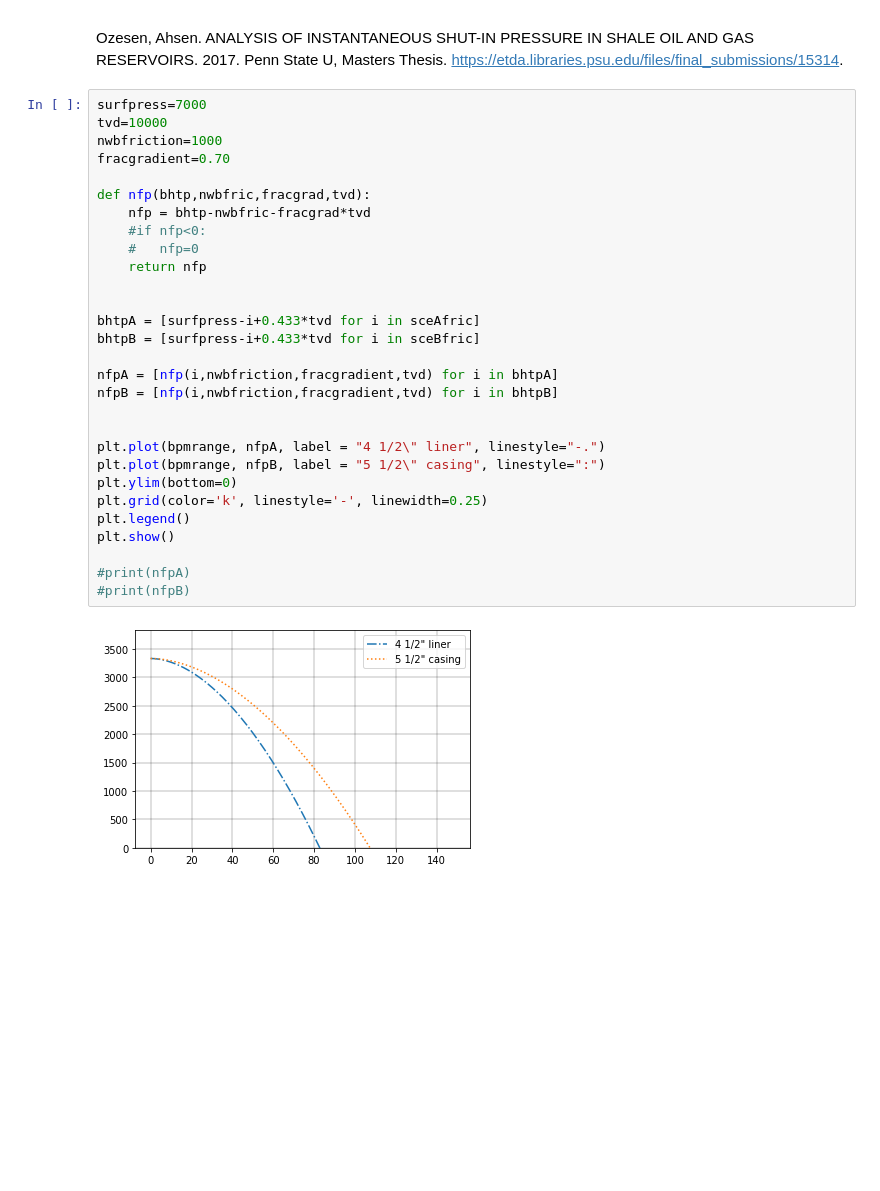
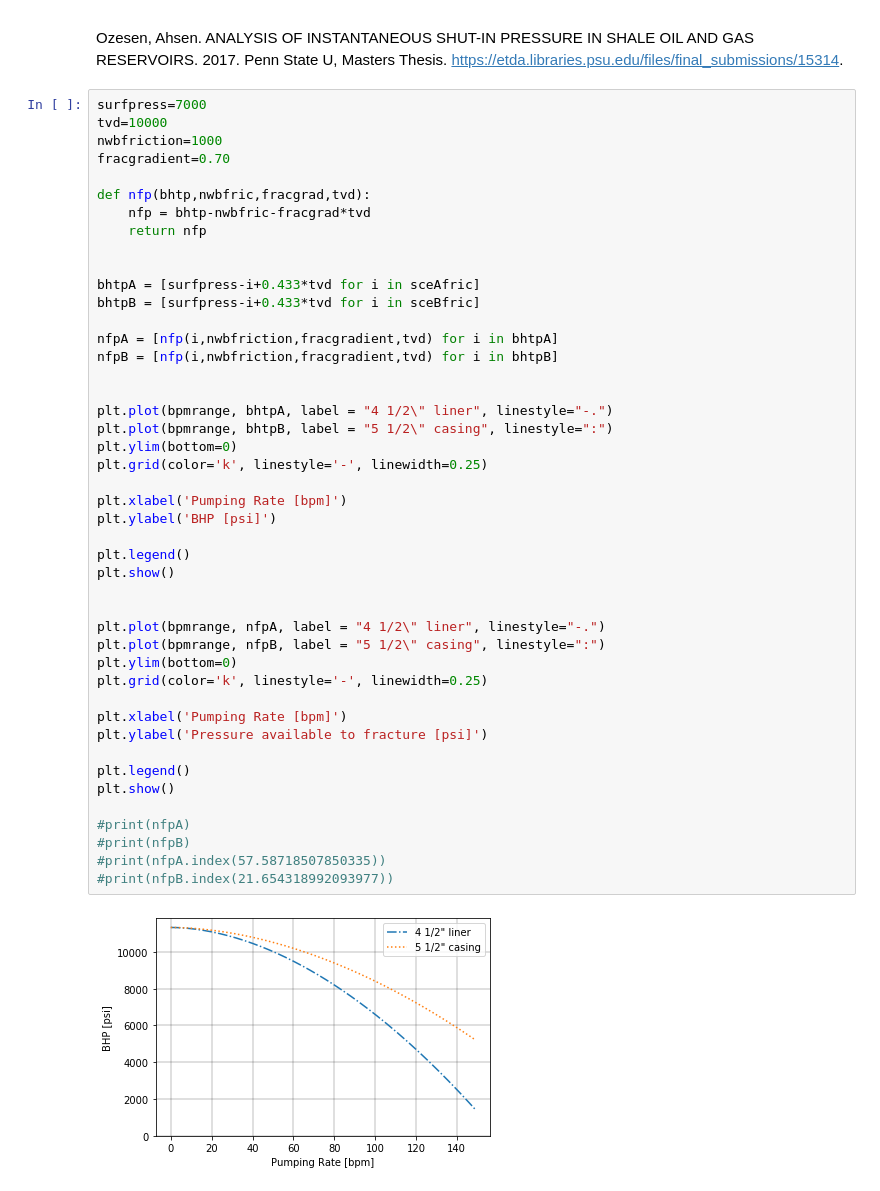
Before and after one commit to energydevohm/completion-cost-study, a Jupyter notebook: comp-cost.ipynb, the cells around one changed output. Saved outputs shown, nothing was run; the diff lists cells and outputs as text; blank space fills up the shorter version.

```diff
--- a/comp-cost.ipynb
+++ b/comp-cost.ipynb
@@ -80,31 +73,47 @@ Ozesen, Ahsen. ANALYSIS OF INSTANTANEOUS SHUT-IN PRESSURE IN SHALE OIL AND GAS R
 # %%
 surfpress=7000
 tvd=10000
 nwbfriction=1000
 fracgradient=0.70
 
 def nfp(bhtp,nwbfric,fracgrad,tvd):
     nfp = bhtp-nwbfric-fracgrad*tvd
-    #if nfp<0:
-    #   nfp=0
     return nfp
 
 
 bhtpA = [surfpress-i+0.433*tvd for i in sceAfric]
 bhtpB = [surfpress-i+0.433*tvd for i in sceBfric]
 
 nfpA = [nfp(i,nwbfriction,fracgradient,tvd) for i in bhtpA]
 nfpB = [nfp(i,nwbfriction,fracgradient,tvd) for i in bhtpB]
 
 
+plt.plot(bpmrange, bhtpA, label = "4 1/2\" liner", linestyle="-.")
+plt.plot(bpmrange, bhtpB, label = "5 1/2\" casing", linestyle=":")
+plt.ylim(bottom=0)
+plt.grid(color='k', linestyle='-', linewidth=0.25)
+
+plt.xlabel('Pumping Rate [bpm]')
+plt.ylabel('BHP [psi]')
+
+plt.legend()
+plt.show()
+
+
 plt.plot(bpmrange, nfpA, label = "4 1/2\" liner", linestyle="-.")
 plt.plot(bpmrange, nfpB, label = "5 1/2\" casing", linestyle=":")
 plt.ylim(bottom=0)
 plt.grid(color='k', linestyle='-', linewidth=0.25)
+
+plt.xlabel('Pumping Rate [bpm]')
+plt.ylabel('Pressure available to fracture [psi]')
+
 plt.legend()
 plt.show()
 
 #print(nfpA)
 #print(nfpB)
+#print(nfpA.index(57.58718507850335))
+#print(nfpB.index(21.654318992093977))
 # %% [output]
-[figure, old version]
+[figure, new version]
```
Also changed, not shown: parts of 9 cells of this notebook.
